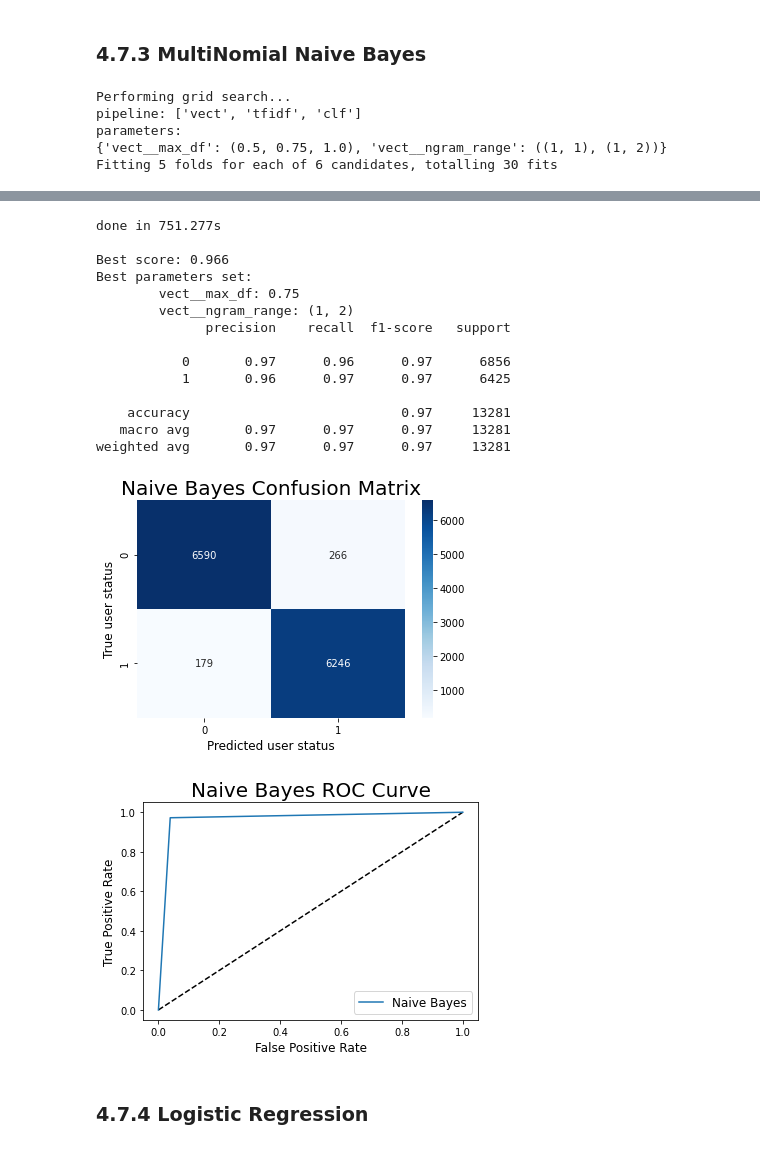
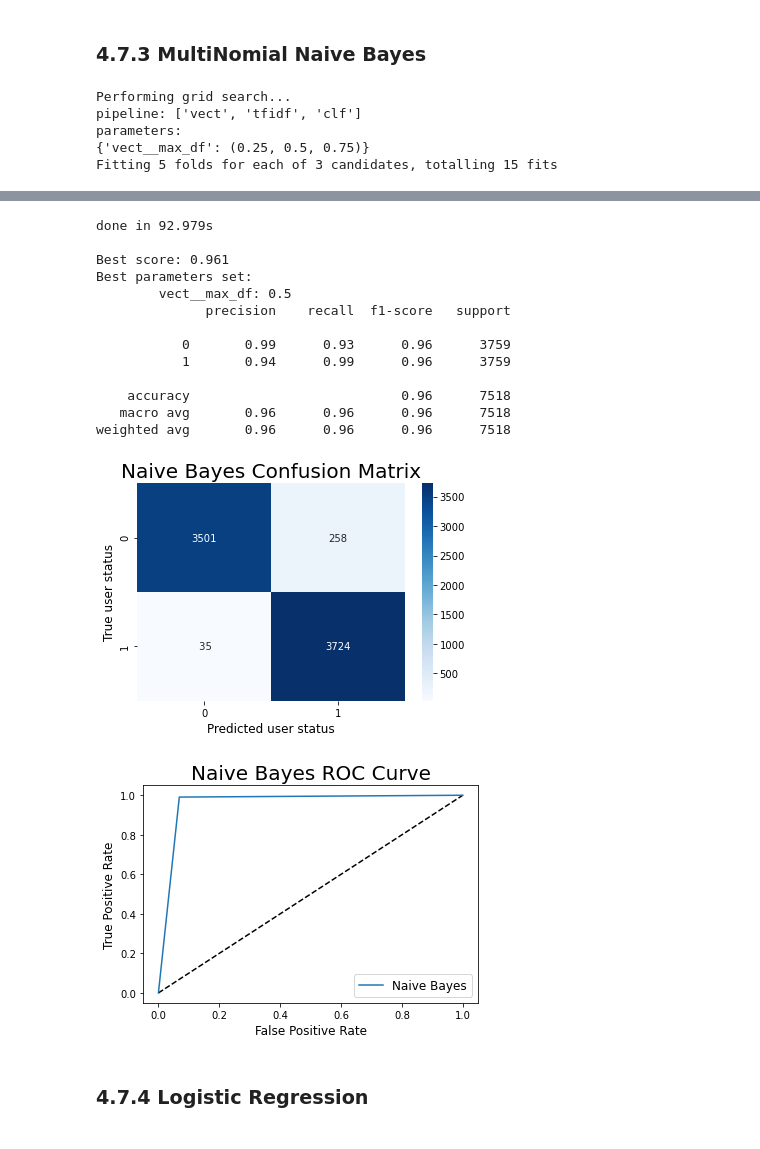
Before and after one commit to islamnusrat/Capstone_2_Fake_News_Detection, a Jupyter notebook: 04_Pre-Processing and Training .ipynb, the cells around one changed output, grey strips where cells are left out. Drawn from its saved outputs; the diff is of its cells as text; code cells hidden in the pictures.

```diff
--- a/04_Pre-Processing and Training .ipynb
+++ b/04_Pre-Processing and Training .ipynb
@@ -100,0 +134,4 @@ y = df['label']
+# %%
+selected_words = ['reuter','reuters','reutersus','image','via']
+f = lambda x: ' '.join([item for item in x.split() if item not in selected_words])
+X = df_all["allwords"].apply(f)
@@ -101,5 +140,7 @@ y = df['label']
+# %%
+X = [word for word in X if word not in get_stop_words('english')]
 # %%
-X_train, X_test, y_train,y_test= train_test_split(X, y, test_size=0.3,random_state=42,stratify=y)
+X_train, X_test, y_train,y_test= train_test_split(X, y, test_size=0.30,random_state=42,stratify=y)
 # %%
 columns = ['Model Name', 'accuracy','precision','recall','ROC AUC score','run time']
 results = pd.DataFrame(columns=columns)
@@ -141,16 +182,16 @@ In classification task there are a number of things that we can look to understa
 model_name = 'Dummy Model'
 
 pipeline = Pipeline([
-    ('vect', CountVectorizer(lowercase=False)),
+    ('vect', CountVectorizer(analyzer='word',lowercase=False,ngram_range=(2,2))),
     ('tfidf', TfidfTransformer()),
     ('clf', DummyClassifier()),
 ])
 
 parameters = {
-    'vect__max_df': (0.5, 0.75, 1.0),
+    'vect__max_df': (0.25,0.5, 0.75),
     # 'vect__max_features': (None, 5000, 10000, 50000),
-    'vect__ngram_range': ((1, 1), (1, 2)),  # unigrams or bigrams
 }
+
 
 if __name__ == "__main__":
     # multiprocessing requires the fork to happen in a __main__ protected
@@ -207,21 +247,14 @@ weighted avg       0.49      0.49      0.49     13281
 model_name = 'Naive Bayes'
 
 pipeline = Pipeline([
-    ('vect', CountVectorizer(lowercase=False)),
+    ('vect', CountVectorizer(analyzer='word',lowercase=False,ngram_range=(2,2))),
     ('tfidf', TfidfTransformer()),
     ('clf', MultinomialNB()),
 ])
 
 parameters = {
-    'vect__max_df': (0.5, 0.75, 1.0),
+    'vect__max_df': (0.25,0.5, 0.75),
     # 'vect__max_features': (None, 5000, 10000, 50000),
-    'vect__ngram_range': ((1, 1), (1, 2)),  # unigrams or bigrams
-    #'tfidf__use_idf': (True, False),
-    # 'tfidf__norm': ('l1', 'l2'),
-    #'clf__onehot__threshold': (0.0, 1.0, 2.0, 3.0),
-    #'clf__bayes__alpha': (0.0, 1.0),
-    #'clf__penalty': ('l2', 'elasticnet'),
-    # 'clf__max_iter': (10, 50, 80),
 }
 
 if __name__ == "__main__":
@@ -253,6 +286,6 @@ results = results.append(metrics(model_name,y_test,y_pred))
 Performing grid search...
 pipeline: ['vect', 'tfidf', 'clf']
 parameters:
-{'vect__max_df': (0.5, 0.75, 1.0), 'vect__ngram_range': ((1, 1), (1, 2))}
-Fitting 5 folds for each of 6 candidates, totalling 30 fits
+{'vect__max_df': (0.25, 0.5, 0.75)}
+Fitting 5 folds for each of 3 candidates, totalling 15 fits
 [Parallel(n_jobs=-1)]: Using backend LokyBackend with 4 concurrent workers.
@@ -260,19 +293,18 @@ Fitting 5 folds for each of 6 candidates, totalling 30 fits
-done in 751.277s
+done in 92.979s
 
-Best score: 0.966
+Best score: 0.961
 Best parameters set:
-        vect__max_df: 0.75
-        vect__ngram_range: (1, 2)
+        vect__max_df: 0.5
               precision    recall  f1-score   support
 
-           0       0.97      0.96      0.97      6856
-           1       0.96      0.97      0.97      6425
+           0       0.99      0.93      0.96      3759
+           1       0.94      0.99      0.96      3759
 
-    accuracy                           0.97     13281
-   macro avg       0.97      0.97      0.97     13281
-weighted avg       0.97      0.97      0.97     13281
+    accuracy                           0.96      7518
+   macro avg       0.96      0.96      0.96      7518
+weighted avg       0.96      0.96      0.96      7518
-[figure, old version]
+[figure, new version]
-[figure, old version]
+[figure, new version]
 # %% [markdown]
 ### 4.7.4 Logistic Regression<a id='4.7.4_Logistic_Regression'></a>
 # %%
```
Also changed, not shown: parts of 28 cells of this notebook.
